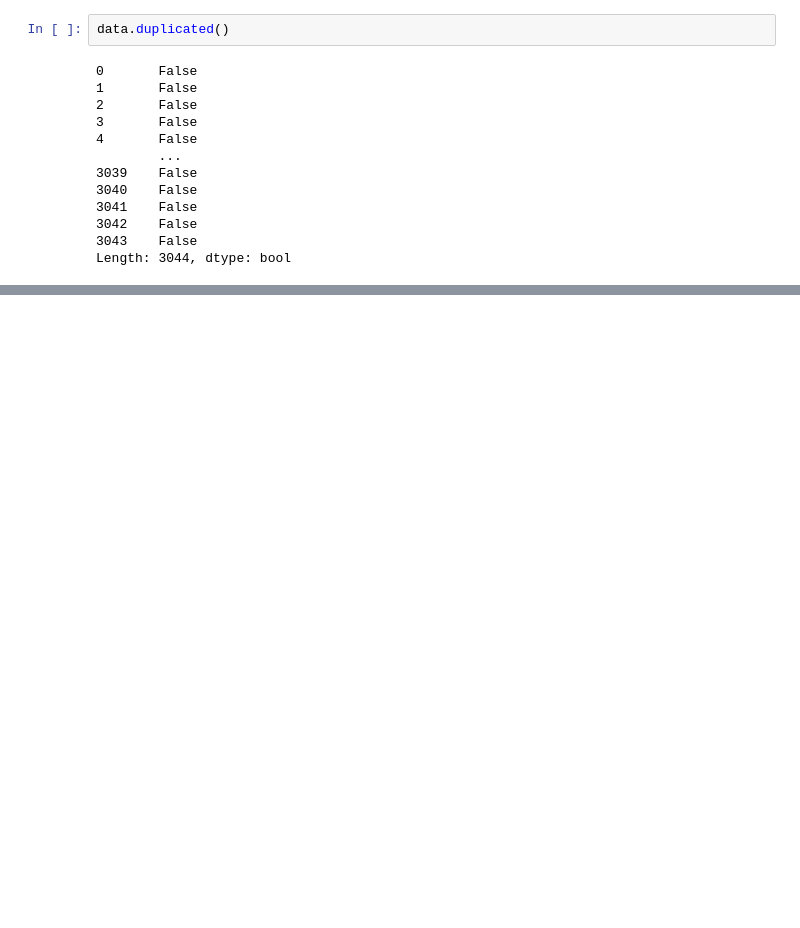
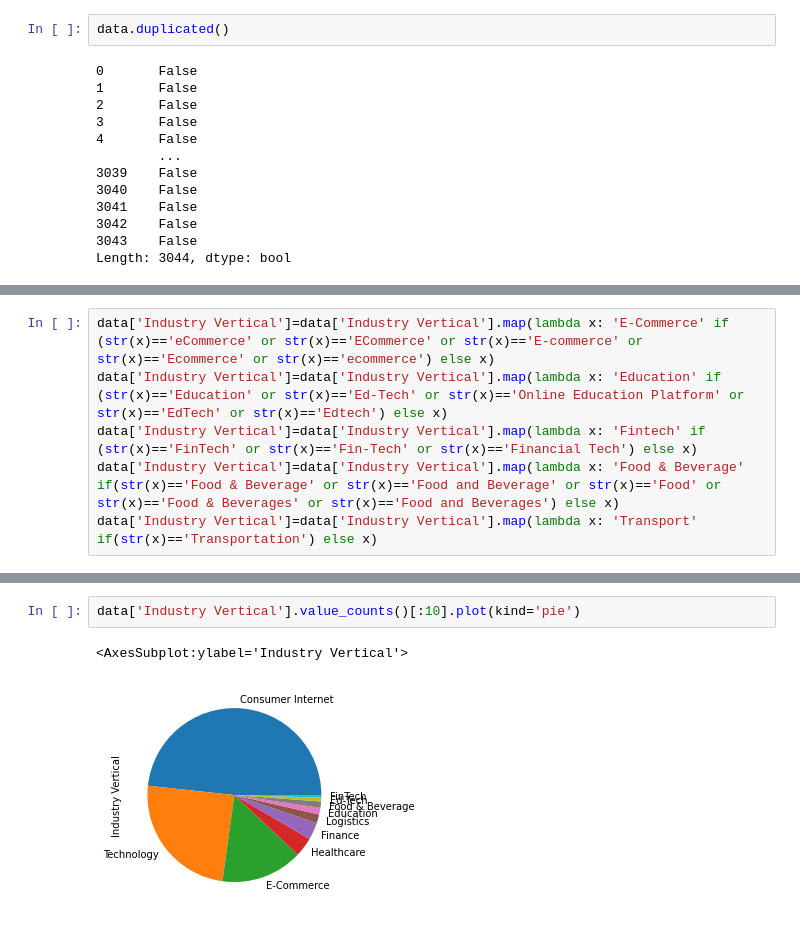
Before and after one commit to saramujawar22/Project, a Jupyter notebook: test1.ipynb, the cells around one changed output, grey strips where cells are left out. Drawn from its saved outputs; the diff is of its cells as text; blank space fills up the shorter version.

```diff
--- a/test1.ipynb
+++ b/test1.ipynb
@@ -170,0 +195,6 @@ Name: Industry Vertical, Length: 821, dtype: int64
+# %%
+data['Industry Vertical']=data['Industry Vertical'].map(lambda x: 'E-Commerce' if (str(x)=='eCommerce' or str(x)=='ECommerce' or str(x)=='E-commerce' or str(x)=='Ecommerce' or str(x)=='ecommerce') else x)
+data['Industry Vertical']=data['Industry Vertical'].map(lambda x: 'Education' if (str(x)=='Education' or str(x)=='Ed-Tech' or str(x)=='Online Education Platform' or str(x)=='EdTech' or str(x)=='Edtech') else x)
+data['Industry Vertical']=data['Industry Vertical'].map(lambda x: 'Fintech' if (str(x)=='FinTech' or str(x)=='Fin-Tech' or str(x)=='Financial Tech') else x)
+data['Industry Vertical']=data['Industry Vertical'].map(lambda x: 'Food & Beverage' if(str(x)=='Food & Beverage' or str(x)=='Food and Beverage' or str(x)=='Food' or str(x)=='Food & Beverages' or str(x)=='Food and Beverages') else x)
+data['Industry Vertical']=data['Industry Vertical'].map(lambda x: 'Transport' if(str(x)=='Transportation') else x)
@@ -170,0 +221,5 @@ Name: Industry Vertical, Length: 821, dtype: int64
+# %%
+data['Industry Vertical'].value_counts()[:10].plot(kind='pie')
+# %% [output]
+<AxesSubplot:ylabel='Industry Vertical'>
+[figure, added]
```
Also changed, not shown: parts of 20 cells of this notebook, 2 other files.
